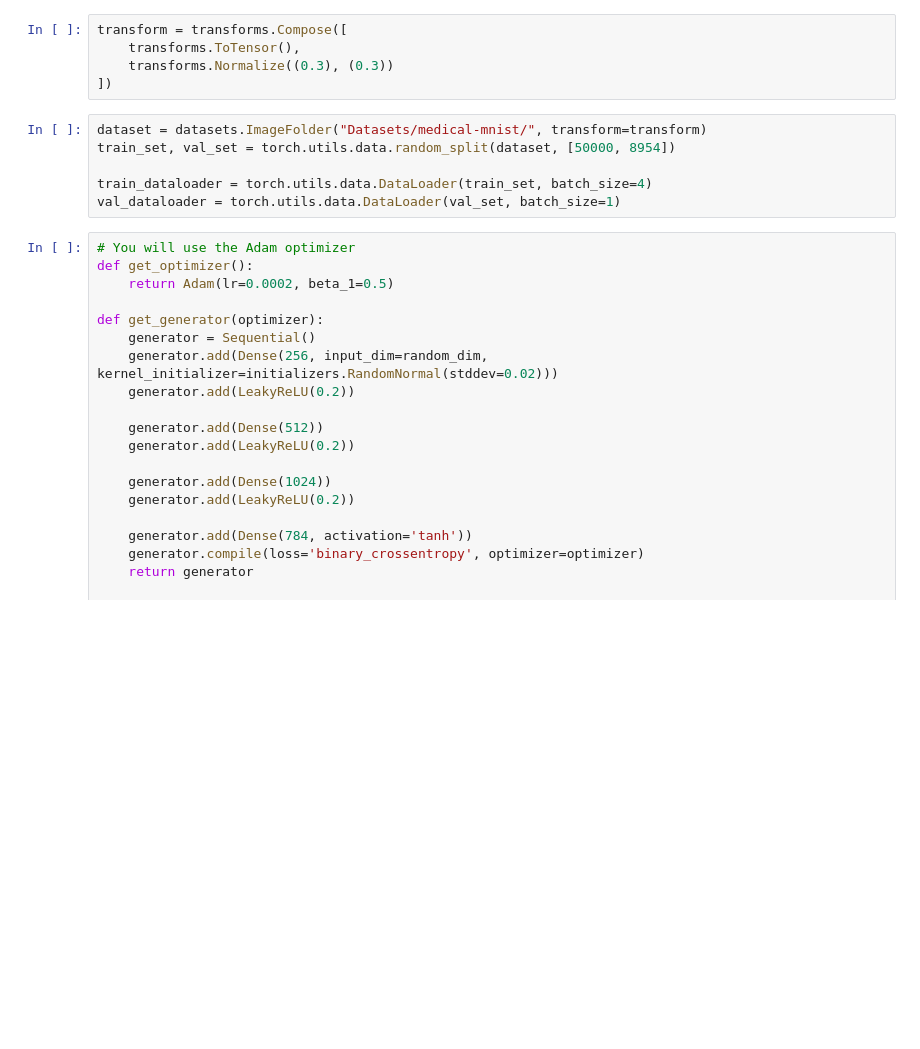
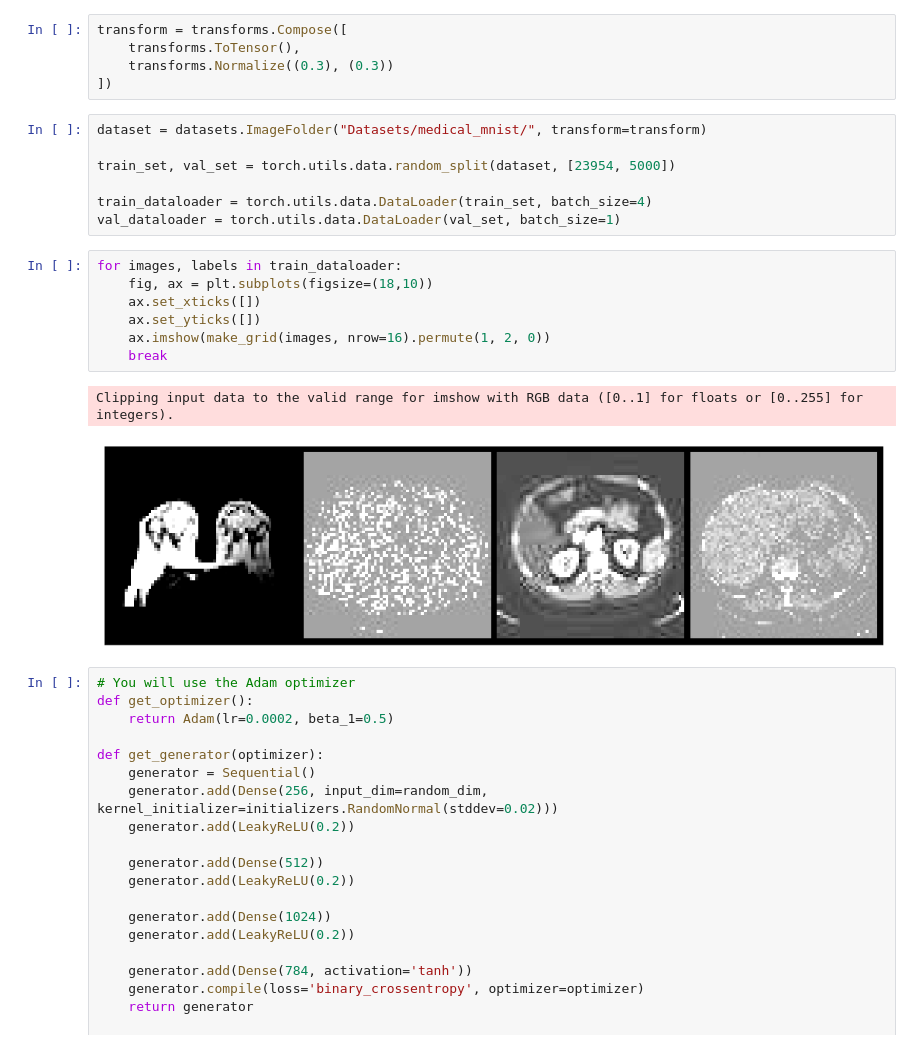
Before and after one commit to Le4o/topicos-avancados-ic, a Jupyter notebook: GAN_VAE.ipynb, the cells around one changed output. Drawn from its saved outputs; the diff is of its cells as text; blank space fills up the shorter version.

Commit message:
Consertando pytorch ImageFolder

```diff
--- a/GAN_VAE.ipynb
+++ b/GAN_VAE.ipynb
@@ -65,11 +70,22 @@ transform = transforms.Compose([
     transforms.Normalize((0.3), (0.3))
 ])
 # %%
-dataset = datasets.ImageFolder("Datasets/medical-mnist/", transform=transform)
-train_set, val_set = torch.utils.data.random_split(dataset, [50000, 8954])
+dataset = datasets.ImageFolder("Datasets/medical_mnist/", transform=transform)
+
+train_set, val_set = torch.utils.data.random_split(dataset, [23954, 5000])
 
 train_dataloader = torch.utils.data.DataLoader(train_set, batch_size=4)
 val_dataloader = torch.utils.data.DataLoader(val_set, batch_size=1)
+# %%
+for images, labels in train_dataloader:
+    fig, ax = plt.subplots(figsize=(18,10))
+    ax.set_xticks([])
+    ax.set_yticks([])
+    ax.imshow(make_grid(images, nrow=16).permute(1, 2, 0))
+    break
+# %% [output]
+Clipping input data to the valid range for imshow with RGB data ([0..1] for floats or [0..255] for integers).
+[figure, added]
 # %%
 # You will use the Adam optimizer
 def get_optimizer():
```
Also changed, not shown: parts of 3 cells of this notebook.
